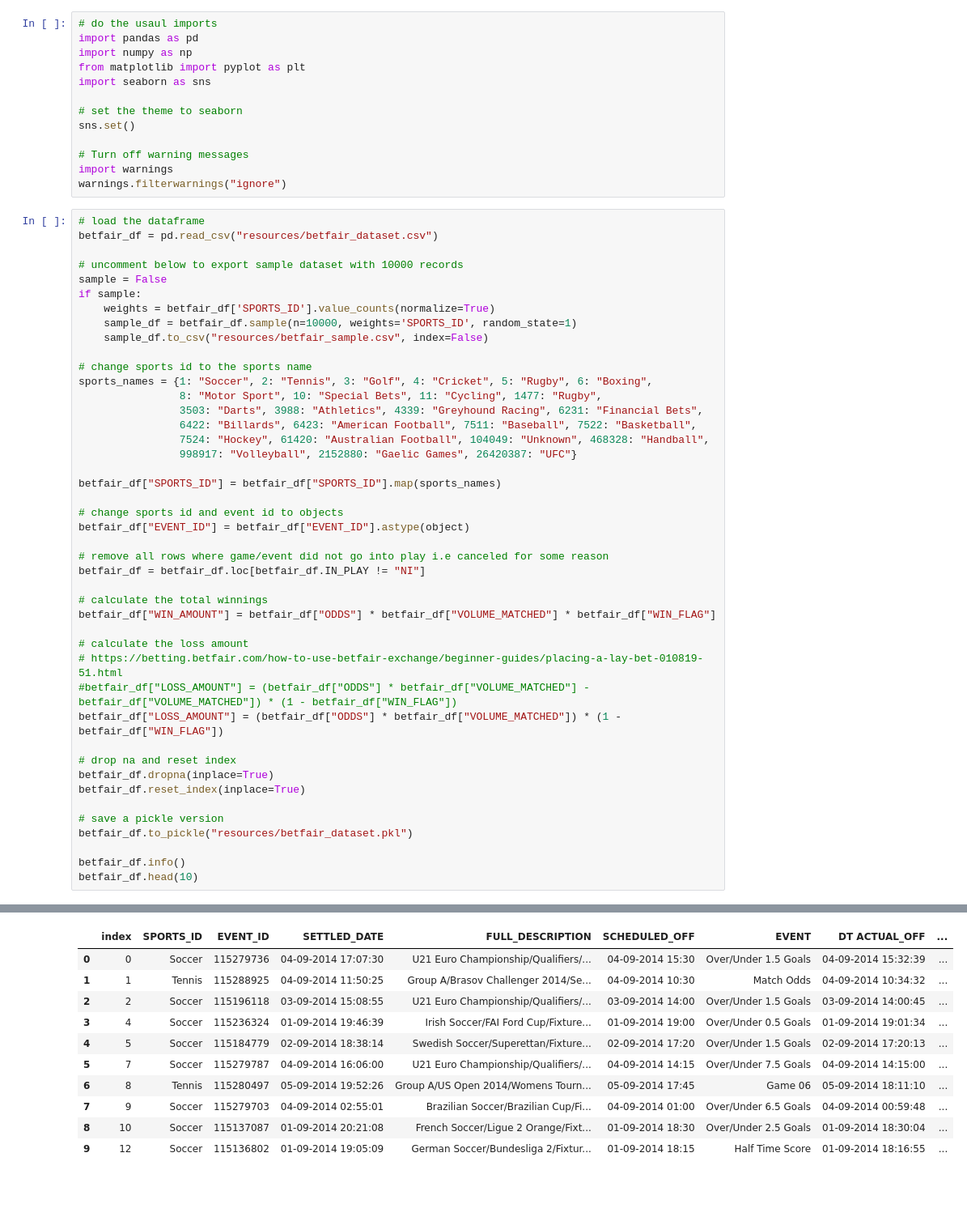
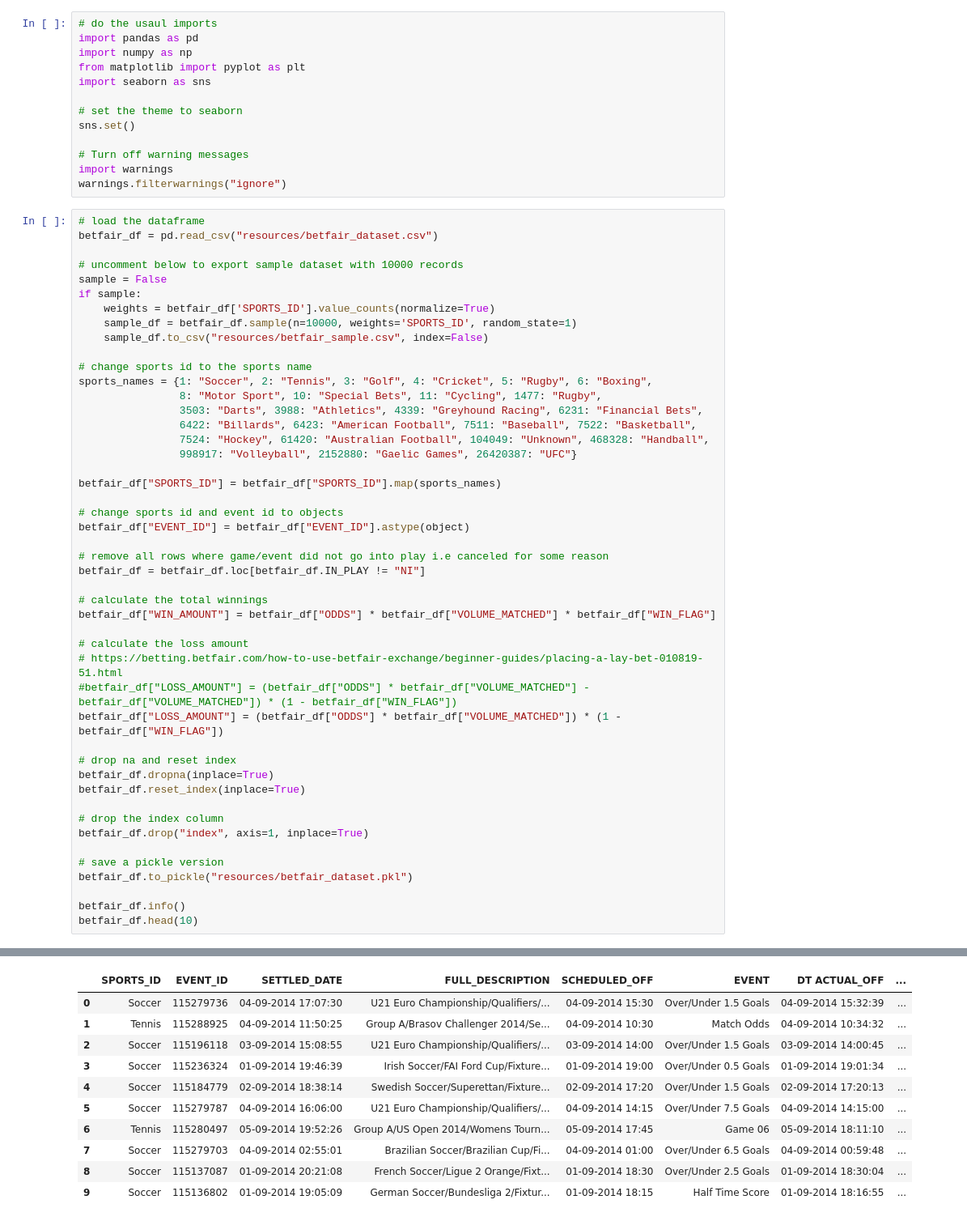
Before and after one commit to ns96/python-betfair, a Jupyter notebook: BetFairEDA.ipynb, the cells around one changed output, grey strips where cells are left out. Shown: that part at 81% size. Cells and saved outputs as stored; diff of their text form; blank space fills up the shorter version.

Commit message:
Minor clean-up to remove "index" column when exporting finalized betfair dataset. Also added the sports_id column sports_location.csv file

```diff
--- a/BetFairEDA.ipynb
+++ b/BetFairEDA.ipynb
@@ -87,6 +87,9 @@ betfair_df["LOSS_AMOUNT"] = (betfair_df["ODDS"] * betfair_df["VOLUME_MATCHED"])
 betfair_df.dropna(inplace=True)
 betfair_df.reset_index(inplace=True)
 
+# drop the index column
+betfair_df.drop("index", axis=1, inplace=True)
+
 # save a pickle version
 betfair_df.to_pickle("resources/betfair_dataset.pkl")
 
@@ -113,14 +116,14 @@ memory usage: 151.2+ MB
-|  | index | SPORTS_ID | EVENT_ID | SETTLED_DATE | FULL_DESCRIPTION | SCHEDULED_OFF | EVENT | DT ACTUAL_OFF | ... |
-| 0 | 0 | Soccer | 115279736 | 04-09-2014 17:07:30 | U21 Euro Championship/Qualifiers/... | 04-09-2014 15:30 | Over/Under 1.5 Goals | 04-09-2014 15:32:39 | ... |
-| 1 | 1 | Tennis | 115288925 | 04-09-2014 11:50:25 | Group A/Brasov Challenger 2014/Se... | 04-09-2014 10:30 | Match Odds | 04-09-2014 10:34:32 | ... |
-| 2 | 2 | Soccer | 115196118 | 03-09-2014 15:08:55 | U21 Euro Championship/Qualifiers/... | 03-09-2014 14:00 | Over/Under 1.5 Goals | 03-09-2014 14:00:45 | ... |
-| 3 | 4 | Soccer | 115236324 | 01-09-2014 19:46:39 | Irish Soccer/FAI Ford Cup/Fixture... | 01-09-2014 19:00 | Over/Under 0.5 Goals | 01-09-2014 19:01:34 | ... |
-| 4 | 5 | Soccer | 115184779 | 02-09-2014 18:38:14 | Swedish Soccer/Superettan/Fixture... | 02-09-2014 17:20 | Over/Under 1.5 Goals | 02-09-2014 17:20:13 | ... |
-| 5 | 7 | Soccer | 115279787 | 04-09-2014 16:06:00 | U21 Euro Championship/Qualifiers/... | 04-09-2014 14:15 | Over/Under 7.5 Goals | 04-09-2014 14:15:00 | ... |
-| 6 | 8 | Tennis | 115280497 | 05-09-2014 19:52:26 | Group A/US Open 2014/Womens Tourn... | 05-09-2014 17:45 | Game 06 | 05-09-2014 18:11:10 | ... |
-| 7 | 9 | Soccer | 115279703 | 04-09-2014 02:55:01 | Brazilian Soccer/Brazilian Cup/Fi... | 04-09-2014 01:00 | Over/Under 6.5 Goals | 04-09-2014 00:59:48 | ... |
-| 8 | 10 | Soccer | 115137087 | 01-09-2014 20:21:08 | French Soccer/Ligue 2 Orange/Fixt... | 01-09-2014 18:30 | Over/Under 2.5 Goals | 01-09-2014 18:30:04 | ... |
-| 9 | 12 | Soccer | 115136802 | 01-09-2014 19:05:09 | German Soccer/Bundesliga 2/Fixtur... | 01-09-2014 18:15 | Half Time Score | 01-09-2014 18:16:55 | ... |
+|  | SPORTS_ID | EVENT_ID | SETTLED_DATE | FULL_DESCRIPTION | SCHEDULED_OFF | EVENT | DT ACTUAL_OFF | ... |
+| 0 | Soccer | 115279736 | 04-09-2014 17:07:30 | U21 Euro Championship/Qualifiers/... | 04-09-2014 15:30 | Over/Under 1.5 Goals | 04-09-2014 15:32:39 | ... |
+| 1 | Tennis | 115288925 | 04-09-2014 11:50:25 | Group A/Brasov Challenger 2014/Se... | 04-09-2014 10:30 | Match Odds | 04-09-2014 10:34:32 | ... |
+| 2 | Soccer | 115196118 | 03-09-2014 15:08:55 | U21 Euro Championship/Qualifiers/... | 03-09-2014 14:00 | Over/Under 1.5 Goals | 03-09-2014 14:00:45 | ... |
+| 3 | Soccer | 115236324 | 01-09-2014 19:46:39 | Irish Soccer/FAI Ford Cup/Fixture... | 01-09-2014 19:00 | Over/Under 0.5 Goals | 01-09-2014 19:01:34 | ... |
+| 4 | Soccer | 115184779 | 02-09-2014 18:38:14 | Swedish Soccer/Superettan/Fixture... | 02-09-2014 17:20 | Over/Under 1.5 Goals | 02-09-2014 17:20:13 | ... |
+| 5 | Soccer | 115279787 | 04-09-2014 16:06:00 | U21 Euro Championship/Qualifiers/... | 04-09-2014 14:15 | Over/Under 7.5 Goals | 04-09-2014 14:15:00 | ... |
+| 6 | Tennis | 115280497 | 05-09-2014 19:52:26 | Group A/US Open 2014/Womens Tourn... | 05-09-2014 17:45 | Game 06 | 05-09-2014 18:11:10 | ... |
+| 7 | Soccer | 115279703 | 04-09-2014 02:55:01 | Brazilian Soccer/Brazilian Cup/Fi... | 04-09-2014 01:00 | Over/Under 6.5 Goals | 04-09-2014 00:59:48 | ... |
+| 8 | Soccer | 115137087 | 01-09-2014 20:21:08 | French Soccer/Ligue 2 Orange/Fixt... | 01-09-2014 18:30 | Over/Under 2.5 Goals | 01-09-2014 18:30:04 | ... |
+| 9 | Soccer | 115136802 | 01-09-2014 19:05:09 | German Soccer/Bundesliga 2/Fixtur... | 01-09-2014 18:15 | Half Time Score | 01-09-2014 18:16:55 | ... |
 # %%
 # lets see how many sports/events there are
 sports = betfair_df["SPORTS_ID"].value_counts().sort_values(ascending=False)
```
Also changed, not shown: parts of 1 cell of this notebook, 2 other files.
